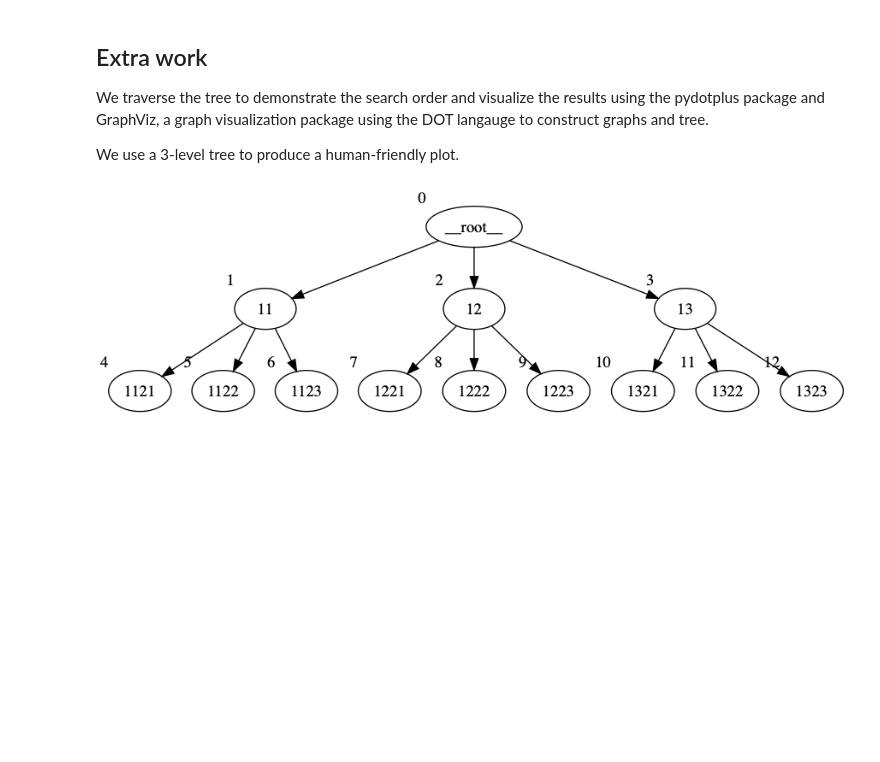
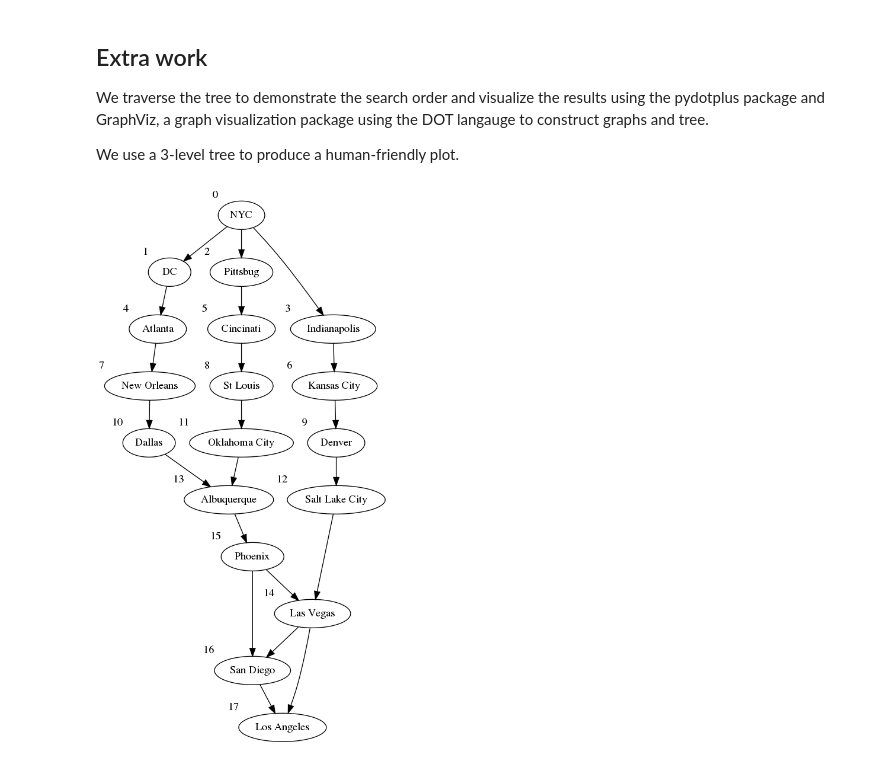
Before and after one commit to dannyavni/MSDS_432, a Jupyter notebook: DanAvni_mp7.ipynb, the cells around one changed output. Cells and saved outputs as stored; diff of their text form; code cells hidden in the pictures; blank space fills up the shorter version.

```diff
--- a/DanAvni_mp7.ipynb
+++ b/DanAvni_mp7.ipynb
@@ -170,0 +186,4 @@ def breadth_first_search(tree, item):
+# %%
+start   = time.time()
+bfs_path, bfs_cost = breadth_first_shortest_path(graph, 'NYC', 'Los Angeles')
+bfs_ms = (time.time() - start) * 1000
@@ -208,7 +221,7 @@ add_tree_children(tree, '__root__', 3, 0)
 # %%
-def breadth_first_traverse(tree):
+def breadth_first_traverse(graph, start, finish):
     step = 0
-    search_queue = deque(['__root__'])
+    search_queue = deque([start])
     # This set is how you keep track of which items you've searched before.
     searched = set()
     output   = ""
@@ -217,11 +230,13 @@ def breadth_first_traverse(tree):
         # Only search this item if you haven't already searched them.
         if cur_item not in searched:
             output += \
-            "{} [label=\"{}\", xlabel=\"{}\"];".format(cur_item, cur_item, step)
-            for child in tree[cur_item]:
-                output += "{}->{};".format(cur_item, child)
+            "\"{}\" [label=\"{}\", xlabel=\"{}\"];".format(cur_item, cur_item, step)
+            if cur_item == finish:
+                break
+            for child, distance in graph[cur_item]:
+                output += "\"{}\"->\"{}\";".format(cur_item, child)
                 search_queue.append(child)
             # Marks this item as searched
             step += 1
             searched.add(cur_item)
-    return "digraph { " + output + "}";
+    return 'digraph {' + output + '}';
@@ -230,6 +243,8 @@ tree_as_dot = breadth_first_traverse(tree)
+# %%
+tree_as_dot = breadth_first_traverse(graph, 'NYC', 'Los Angeles')
 # %%
-graph = pdp.graph_from_dot_data(tree_as_dot)
+path_graph = pdp.graph_from_dot_data(tree_as_dot)
 
-Image(graph.create_png())
+Image(path_graph.create_png())
 # %% [output]
-[figure, old version]
+[figure, new version]
```
Also changed, not shown: parts of 7 cells of this notebook.
